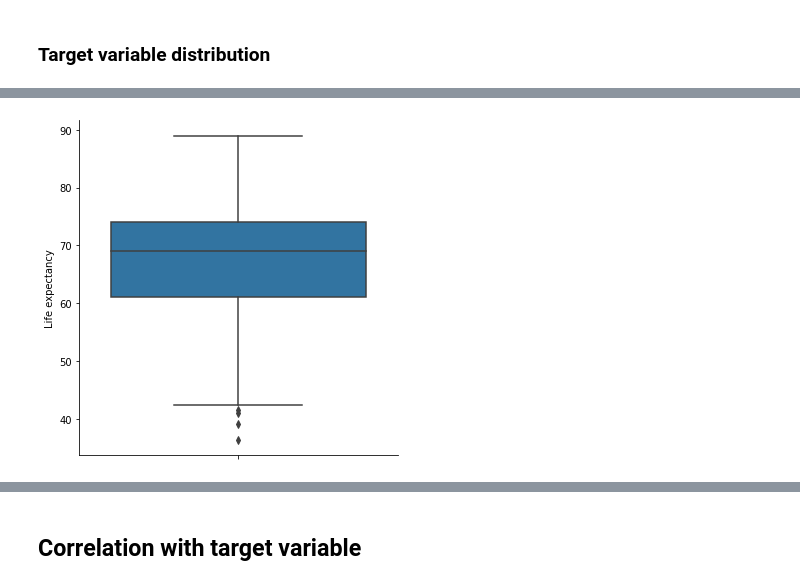
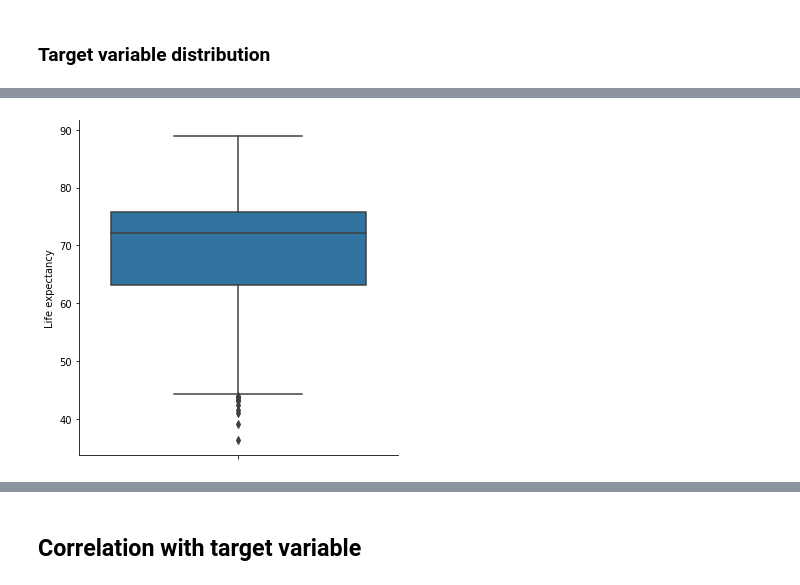
Before and after one commit to linoybar/Regression_Python_Project, a Jupyter notebook: Regression project - Linoy and Roni.ipynb, the cells around one changed output, grey strips where cells are left out. Cells and saved outputs as stored; diff of their text form; code cells hidden in the pictures.

```diff
--- a/Regression project - Linoy and Roni.ipynb
+++ b/Regression project - Linoy and Roni.ipynb
@@ -284,4 +292,4 @@ plt.show()
 # %%
-sns.catplot(y="Life expectancy", kind="box", data=developing_df);
+sns.catplot(y="Life expectancy", kind="box", data=life_df);
 # %% [output]
-[figure, old version]
+[figure, new version]
```
Also changed, not shown: parts of 80 cells of this notebook.
